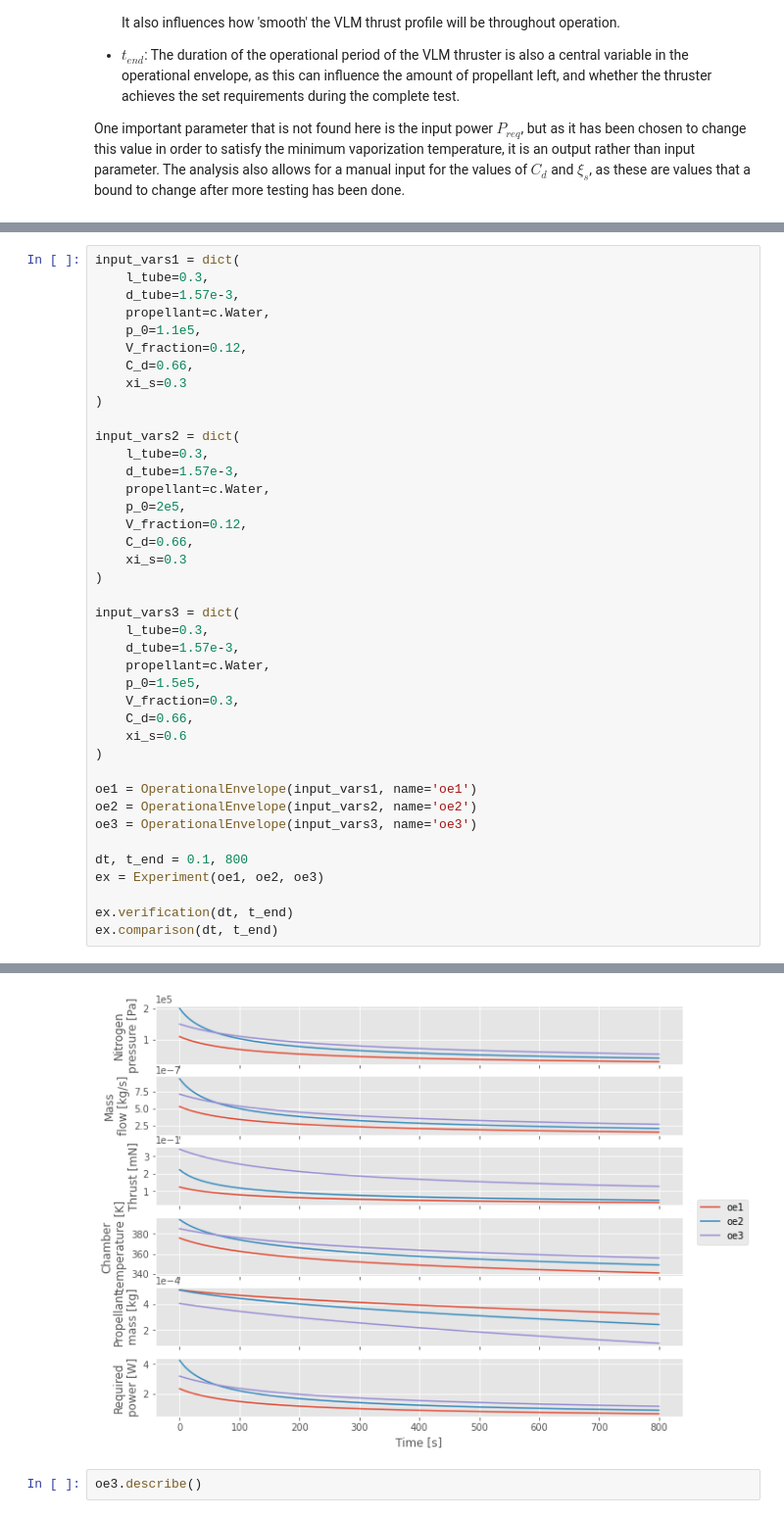
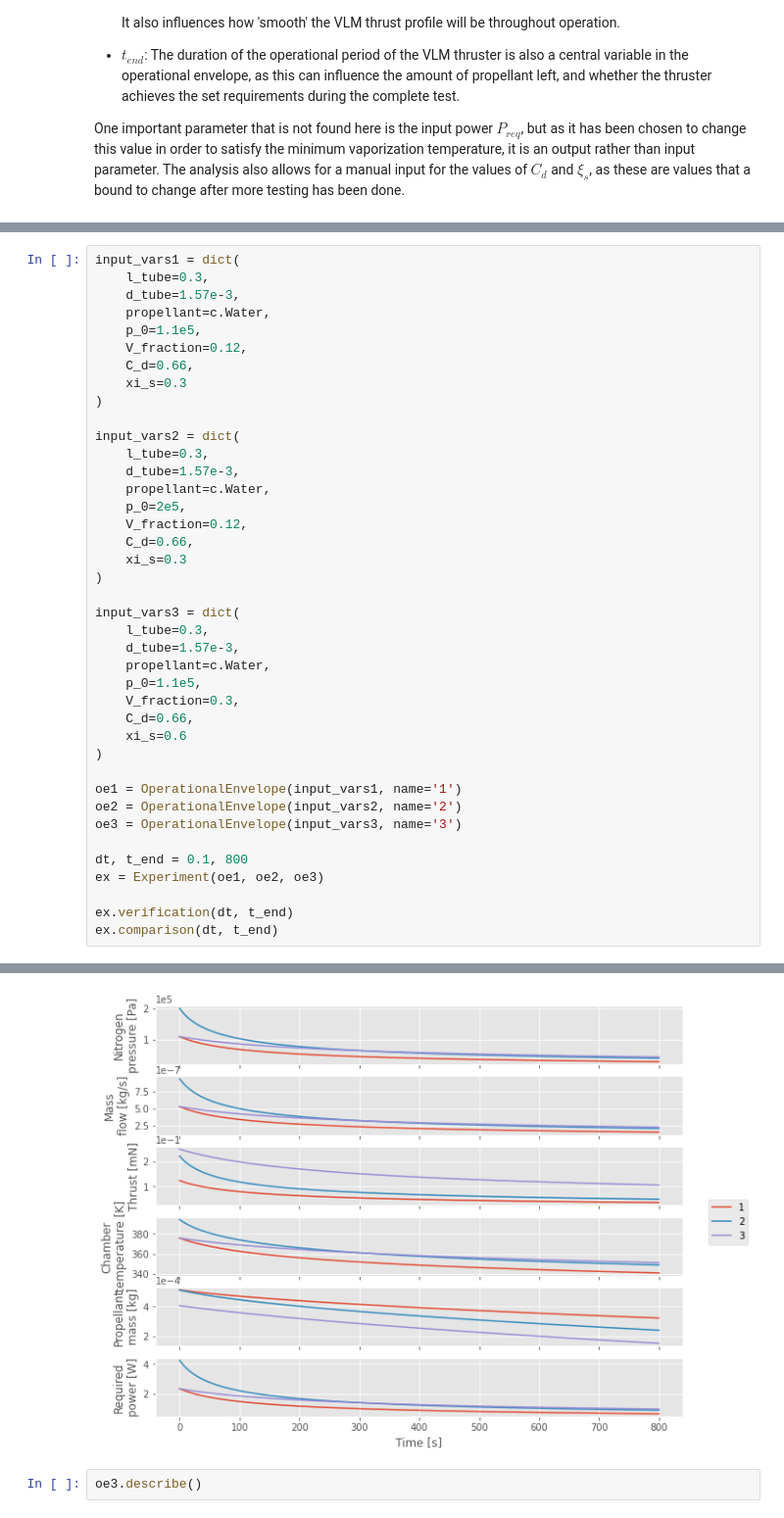
Before and after one commit to wdoppenberg/mp-operational-envelope, a Jupyter notebook: OperationalEnvelope.ipynb, the cells around one changed output, grey strips where cells are left out. Shown at 98% size. Saved outputs shown, nothing was run; the diff lists cells and outputs as text.

```diff
--- a/OperationalEnvelope.ipynb
+++ b/OperationalEnvelope.ipynb
@@ -467,15 +473,15 @@ input_vars3 = dict(
     l_tube=0.3,
     d_tube=1.57e-3,
     propellant=c.Water,
-    p_0=1.5e5,
+    p_0=1.1e5,
     V_fraction=0.3,
     C_d=0.66,
     xi_s=0.6
 )
 
-oe1 = OperationalEnvelope(input_vars1, name='oe1')
-oe2 = OperationalEnvelope(input_vars2, name='oe2')
-oe3 = OperationalEnvelope(input_vars3, name='oe3')
+oe1 = OperationalEnvelope(input_vars1, name='1')
+oe2 = OperationalEnvelope(input_vars2, name='2')
+oe3 = OperationalEnvelope(input_vars3, name='3')
 
 dt, t_end = 0.1, 800
 ex = Experiment(oe1, oe2, oe3)
@@ -497,4 +503,4 @@ OperationalEnvelope(`oe3`):
-[figure, old version]
+[figure, new version]
 # %%
 oe3.describe()
 # %% [output]
```
Also changed, not shown: parts of 8 cells of this notebook.
